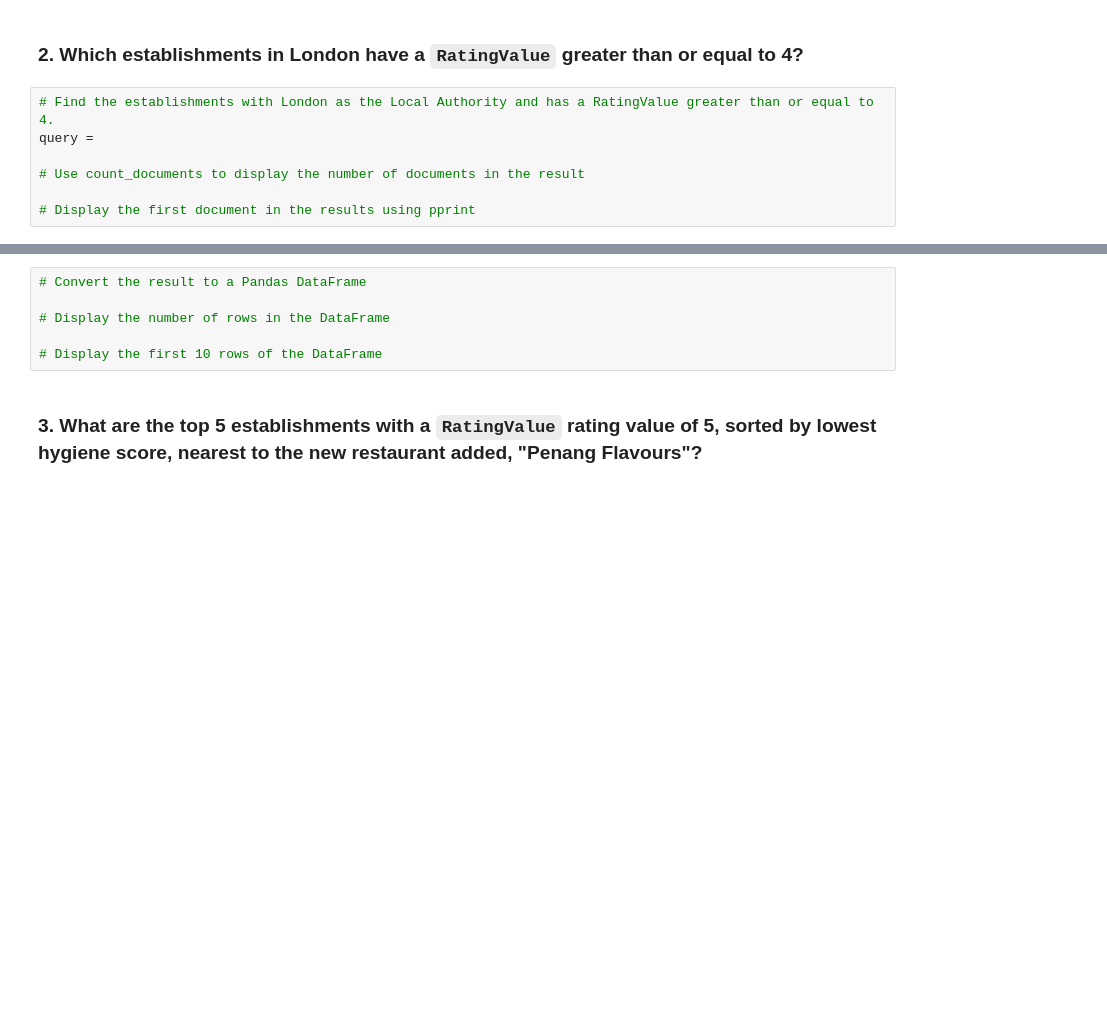
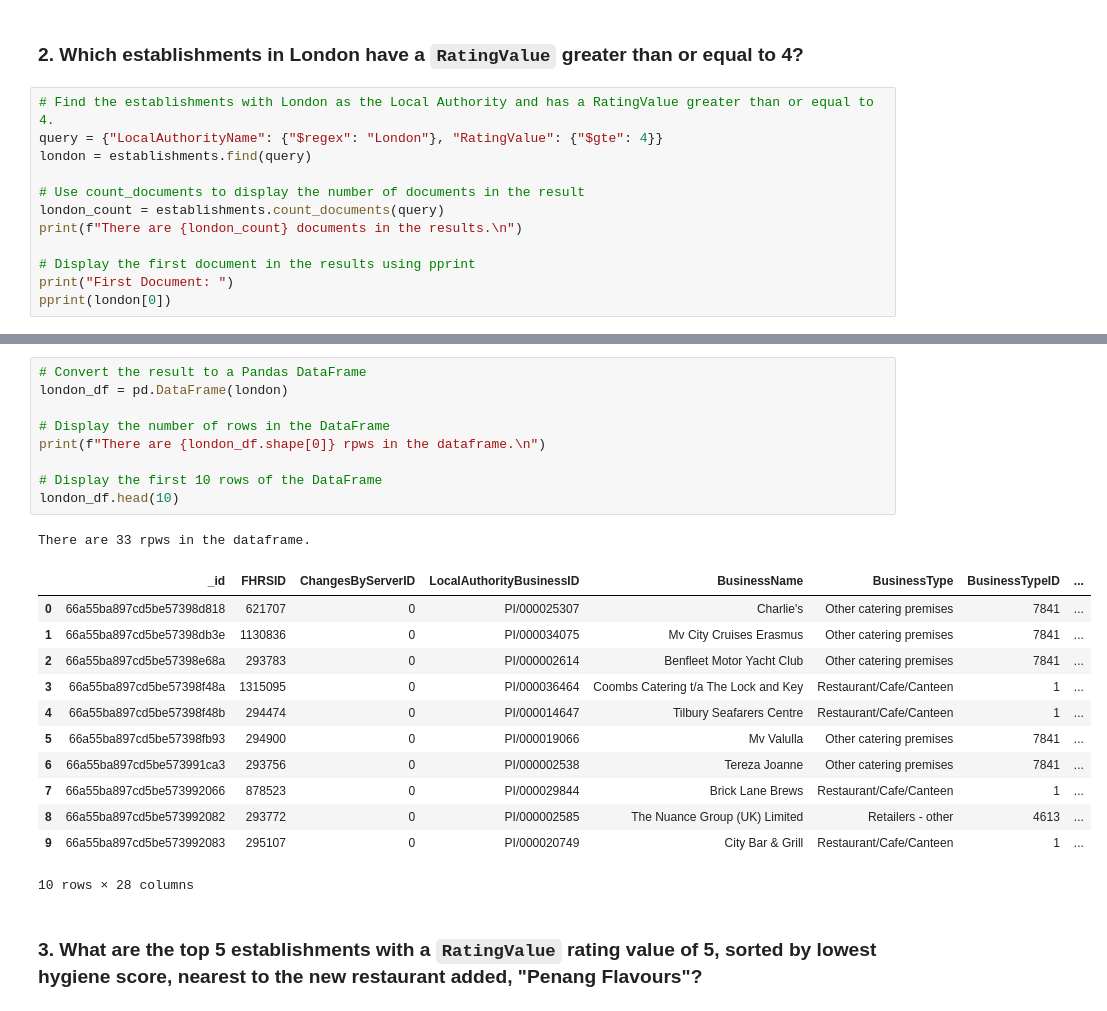
Before and after one commit to Data-Miner99/nosql-challenge, a Jupyter notebook: Starter_Code/NoSQL_analysis_starter.ipynb, the cells around one changed output, grey strips where cells are left out. Cells and saved outputs as stored; diff of their text form; blank space fills up the shorter version.

Commit message:
Data Analytics is fun!

```diff
--- a/Starter_Code/NoSQL_analysis_starter.ipynb
+++ b/Starter_Code/NoSQL_analysis_starter.ipynb
@@ -85,8 +85,13 @@ There are 41 rows in the dataframe.
 ### 2. Which establishments in London have a `RatingValue` greater than or equal to 4?
 # %%
 # Find the establishments with London as the Local Authority and has a RatingValue greater than or equal to 4.
-query =
+query = {"LocalAuthorityName": {"$regex": "London"}, "RatingValue": {"$gte": 4}}
+london = establishments.find(query)
 
 # Use count_documents to display the number of documents in the result
+london_count = establishments.count_documents(query)
+print(f"There are {london_count} documents in the results.\n")
 
 # Display the first document in the results using pprint
+print("First Document: ")
+pprint(london[0])
@@ -93,9 +116,26 @@ query =
 # %%
 # Convert the result to a Pandas DataFrame
+london_df = pd.DataFrame(london)
 
 # Display the number of rows in the DataFrame
+print(f"There are {london_df.shape[0]} rpws in the dataframe.\n")
 
 # Display the first 10 rows of the DataFrame
+london_df.head(10)
+# %% [output]
+There are 33 rpws in the dataframe.
+|  | _id | FHRSID | ChangesByServerID | LocalAuthorityBusinessID | BusinessName | BusinessType | BusinessTypeID | ... |
+| 0 | 66a55ba897cd5be57398d818 | 621707 | 0 | PI/000025307 | Charlie's | Other catering premises | 7841 | ... |
+| 1 | 66a55ba897cd5be57398db3e | 1130836 | 0 | PI/000034075 | Mv City Cruises Erasmus | Other catering premises | 7841 | ... |
+| 2 | 66a55ba897cd5be57398e68a | 293783 | 0 | PI/000002614 | Benfleet Motor Yacht Club | Other catering premises | 7841 | ... |
+| 3 | 66a55ba897cd5be57398f48a | 1315095 | 0 | PI/000036464 | Coombs Catering t/a The Lock and Key | Restaurant/Cafe/Canteen | 1 | ... |
+| 4 | 66a55ba897cd5be57398f48b | 294474 | 0 | PI/000014647 | Tilbury Seafarers Centre | Restaurant/Cafe/Canteen | 1 | ... |
+| 5 | 66a55ba897cd5be57398fb93 | 294900 | 0 | PI/000019066 | Mv Valulla | Other catering premises | 7841 | ... |
+| 6 | 66a55ba897cd5be573991ca3 | 293756 | 0 | PI/000002538 | Tereza Joanne | Other catering premises | 7841 | ... |
+| 7 | 66a55ba897cd5be573992066 | 878523 | 0 | PI/000029844 | Brick Lane Brews | Restaurant/Cafe/Canteen | 1 | ... |
+| 8 | 66a55ba897cd5be573992082 | 293772 | 0 | PI/000002585 | The Nuance Group (UK) Limited | Retailers - other | 4613 | ... |
+| 9 | 66a55ba897cd5be573992083 | 295107 | 0 | PI/000020749 | City Bar & Grill | Restaurant/Cafe/Canteen | 1 | ... |
+10 rows × 28 columns
 # %% [markdown]
 ### 3. What are the top 5 establishments with a `RatingValue` rating value of 5, sorted by lowest hygiene score, nearest to the new restaurant added, "Penang Flavours"?
 # %%
```
Also changed, not shown: parts of 2 cells of this notebook.
